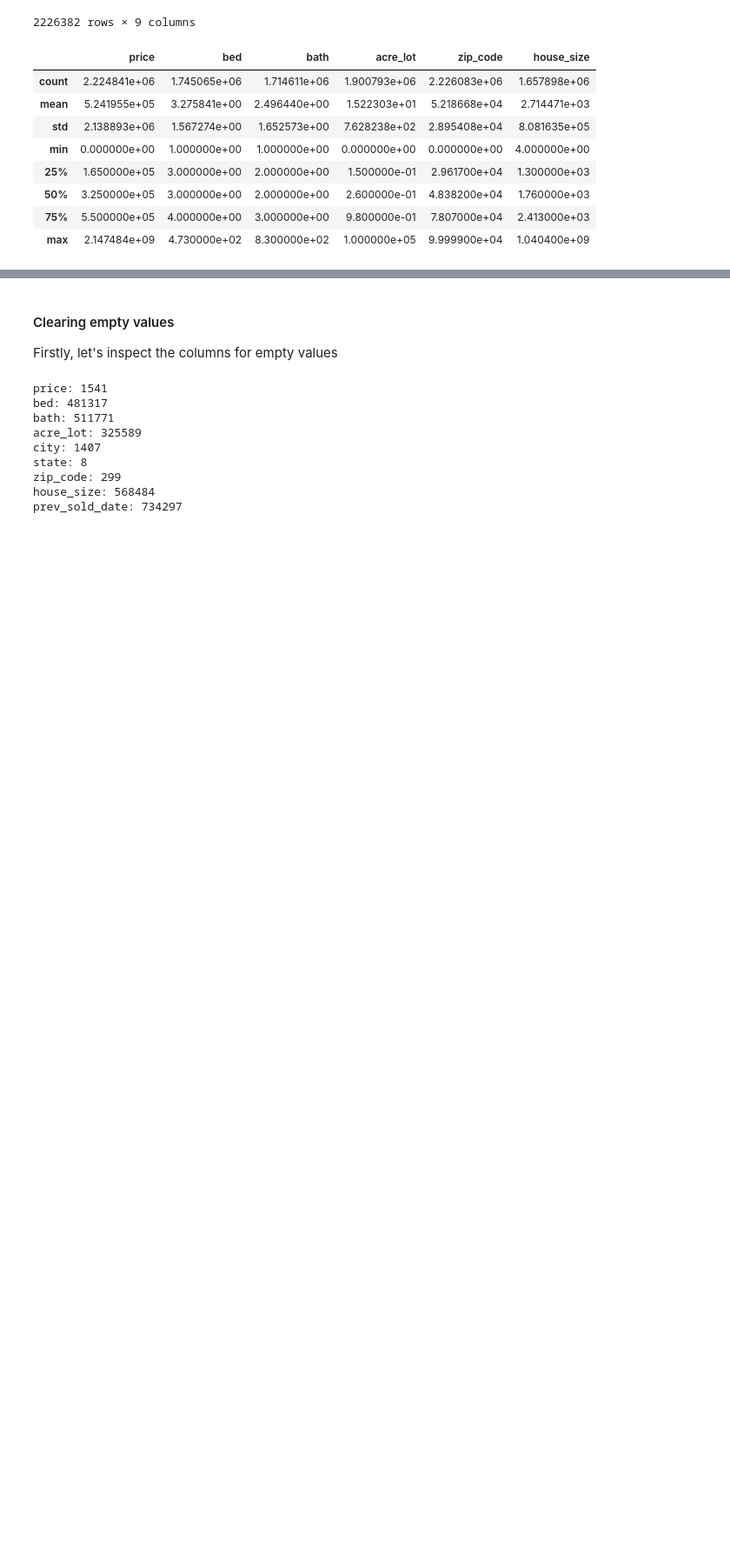
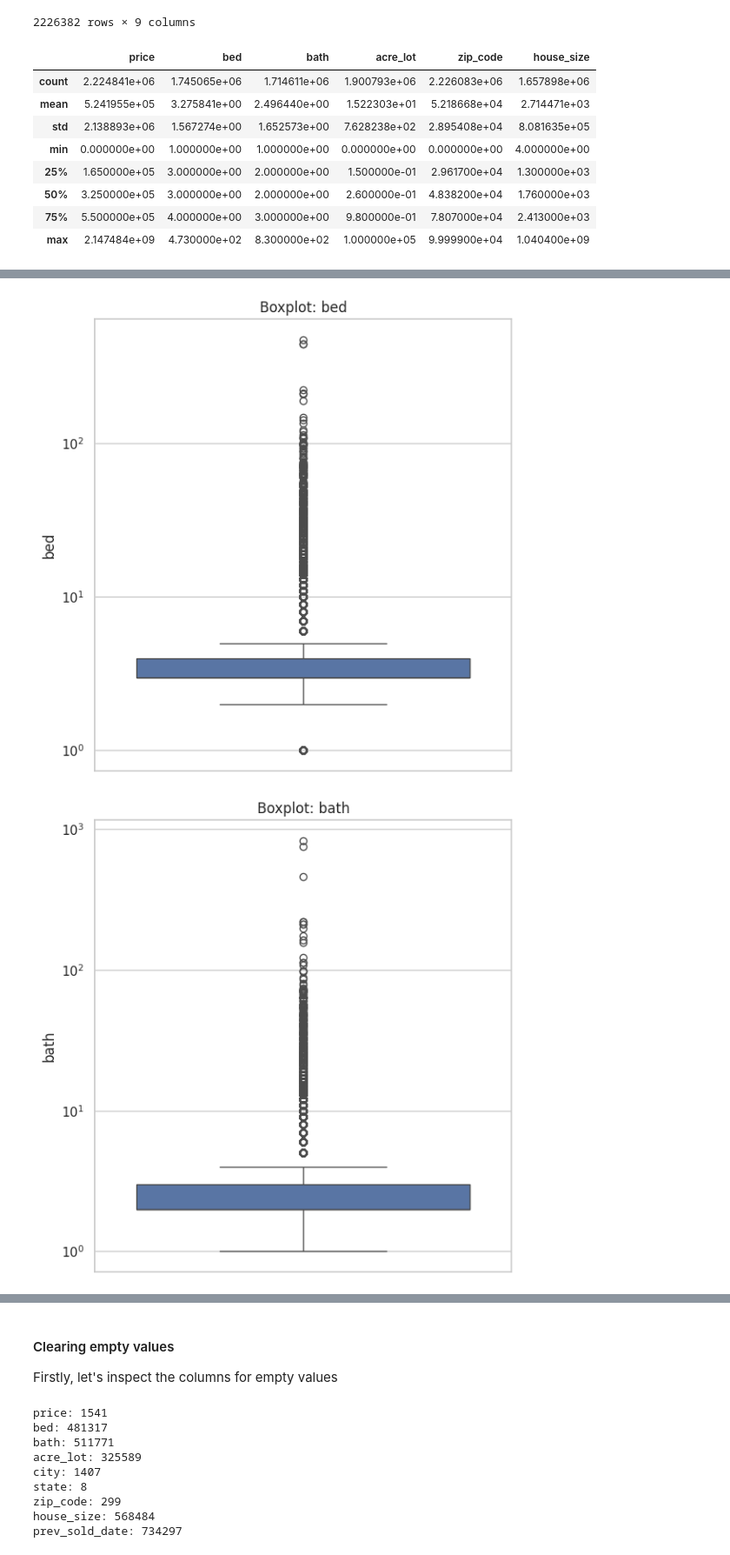
Before and after one commit to Deptage/data_mining_project, a Jupyter notebook: src/Data_Mining_Project.ipynb, the cells around one changed output, grey strips where cells are left out. Shown at 87% size. Saved outputs shown, nothing was run; the diff lists cells and outputs as text; code cells hidden in the pictures; blank space fills up the shorter version.

```diff
--- a/src/Data_Mining_Project.ipynb
+++ b/src/Data_Mining_Project.ipynb
@@ -191,0 +206,24 @@ ured_filtered.describe()
+# %%
+import matplotlib.pyplot as plt
+import seaborn as sns
+def plot_boxplot(dataset: pd.DataFrame, column: str):
+    """
+    Rysuje boxplot dla jednej kolumny w podanym DataFrame.
+    """
+    plt.figure(figsize=(6, 6))
+    sns.set(style="whitegrid")
+
+    sns.boxplot(y=dataset[column].dropna())
+    plt.yscale('log')
+    plt.title(f'Boxplot: {column}')
+    plt.ylabel(column)
+    plt.tight_layout()
+    plt.show()
+# %%
+plot_boxplot(ured_filtered, 'bed')
+plot_boxplot(ured_filtered, 'bath')
+plot_boxplot(ured_filtered, 'acre_lot')
+plot_boxplot(ured_filtered, 'house_size')
+# %% [output]
+[figure, added]
+[figure, added]
```
Also changed, not shown: parts of 19 cells of this notebook.
